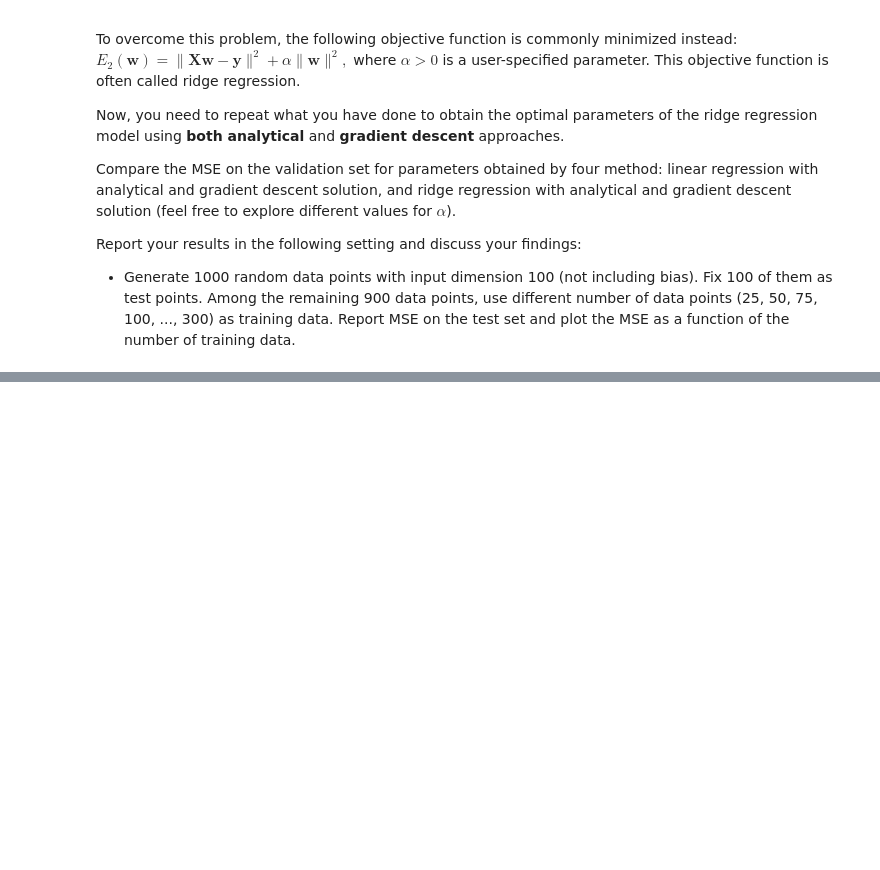
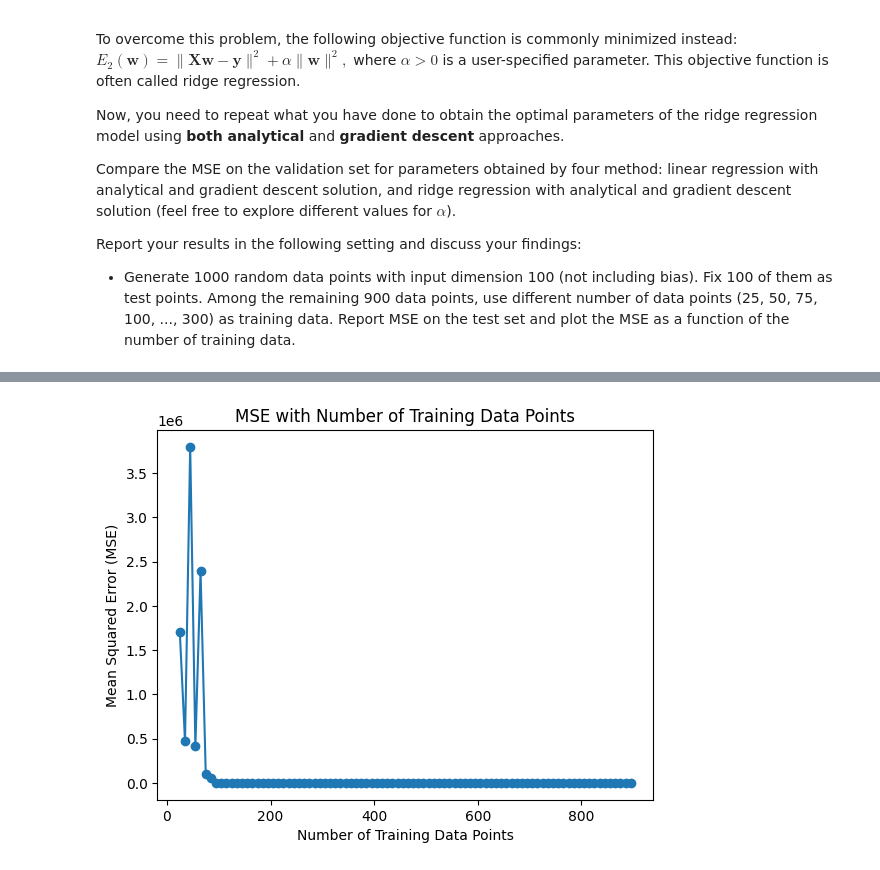
Before and after one commit to Seanjie250/UCSB_CS190I, a Jupyter notebook: linear_regression_student.ipynb, the cells around one changed output, grey strips where cells are left out. Drawn from its saved outputs; the diff is of its cells as text; code cells hidden in the pictures; blank space fills up the shorter version.

```diff
--- a/linear_regression_student.ipynb
+++ b/linear_regression_student.ipynb
@@ -116,13 +123,22 @@ def train_test_split(data, gt_y, train_perc):
 
 You need to implement a simple linear regression function to obtian optimal weight and bias using the analytical solution method. This method allows you to calculate the coefficients of the linear regression model directly without iterative optimization algorithms.
 # %%
+from re import T
+from numpy.core.fromnumeric import transpose
 def lin_reg_analyt(X, y):
     """
     Train linear regression analytical.
     Optimial solution:
     (X^T * X)^{-1} * X^T * y
+
     """
-    W_optim = np.linalg.inv(X.T @ X) @ X.T @ y
+    X_transpose = np.transpose(X)
+    XTX = np.dot(X_transpose, X)
+    XTX_inverse = np.linalg.inv(XTX)
+    XTX_inverse_XT = np.dot(XTX_inverse, X_transpose)
+    W_optim = np.dot(XTX_inverse_XT, y)
+
+
     return W_optim
 # %% [markdown]
 **Task 5: Train Your Model**
@@ -259,0 +263,6 @@ def gd_ridge_regression(X, y, alpha, num_step, lr):
+# %%
+num_example = 1000
+input_dim = 100
+reset_seed(1)
+
+data, gt_y = generate_data(num_example, input_dim)
@@ -259,0 +297,38 @@ def gd_ridge_regression(X, y, alpha, num_step, lr):
+# %%
+def ridge_regression_analyt(X, y, alpha):
+    """Train ridge regression analytically."""
+    # add 2 * alpha * w
+    W_optim = None
+    X_transpose = np.transpose(X)
+    XTX = np.dot(X_transpose, X)
+    XTX_inverse = np.linalg.inv(XTX)
+    XTX_inverse_XT = np.dot(XTX_inverse, X_transpose)
+    W_optim = np.dot(XTX_inverse_XT, y)
+    W_optim = W_optim + 2 * alpha * np.dot(X_transpose ,y)
+    return W_optim
+
+
+
+
+
+mse_values = []
+training_sizes = list(range(25, 900, 10))
+
+for training_size in training_sizes:
+    # Use the first `training_size` data points for training
+    data_train = data[100:100+training_size]
+    y_train = gt_y[100:100+training_size]
+    parameters_L2 = ridge_regression_analyt(data_train, y_train,0.00005)
+    y_test_pred = np.dot(data_test, parameters_L2)
+    # Calculate MSE and store it
+    mse = np.mean((y_test - y_test_pred) ** 2)
+    mse_values.append(mse)
+
+# Plot the MSE as a function of the number of training data
+plt.plot(training_sizes, mse_values, marker='o')
+plt.xlabel('Number of Training Data Points')
+plt.ylabel('Mean Squared Error (MSE)')
+plt.title('MSE with Number of Training Data Points')
+plt.show()
+# %% [output]
+[figure, added]
```
Also changed, not shown: parts of 15 cells of this notebook.
